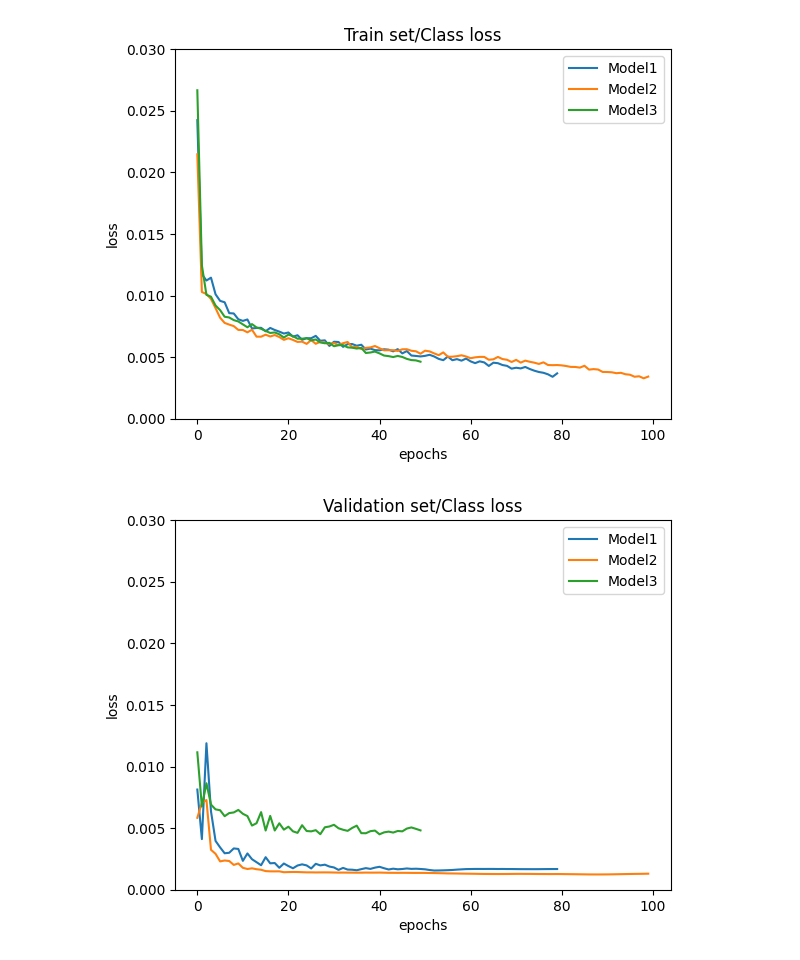
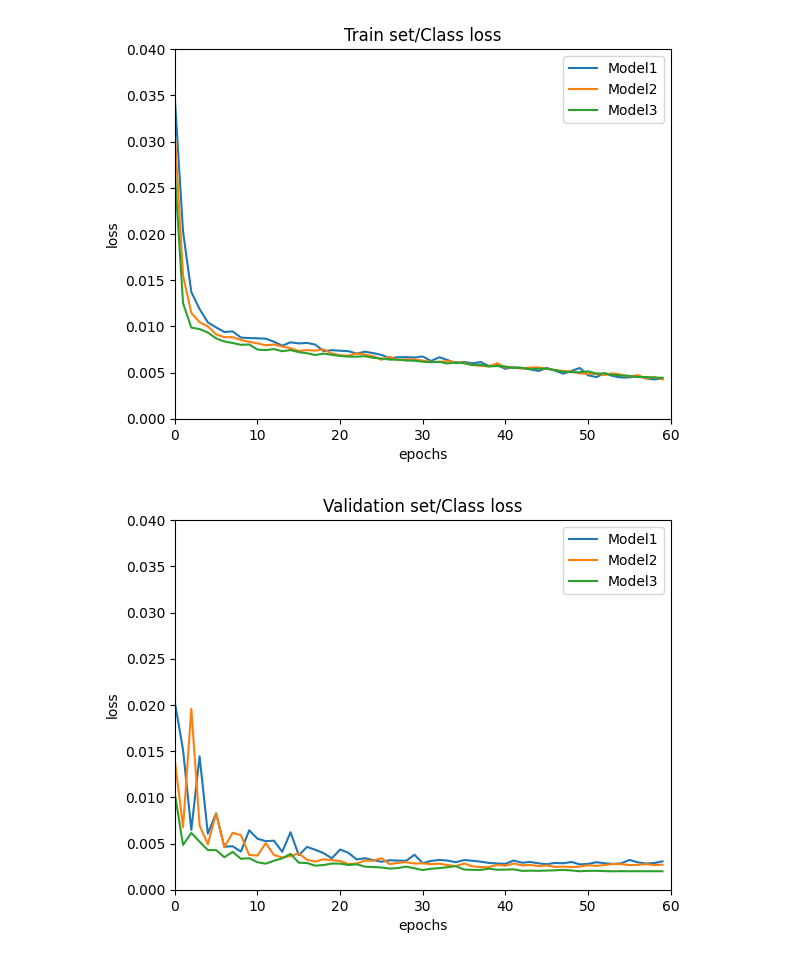
Before and after one commit to Playdata-G-DA35/DA35-final-team2-Item_Classification_RPA, a Jupyter notebook: Obj_detection_model/make_graph.ipynb, the cells around one changed output. Drawn from its saved outputs; the diff is of its cells as text; code cells hidden in the pictures.

```diff
--- a/Obj_detection_model/make_graph.ipynb
+++ b/Obj_detection_model/make_graph.ipynb
@@ -6,9 +6,11 @@ import test_method
 import pandas as pd
 from matplotlib import pyplot as plt
 # %%
-csv1 = pd.read_csv('exp_result/s_20000_3(batch_32_80epoch_4.2hr)/results.csv')
-csv2 = pd.read_csv('exp_result/s_40000_(batch48_100epoch_10.4hr)/results.csv')
-csv3 = pd.read_csv('exp_result/result_50000_50ep/results.csv')
+csv1 = pd.read_csv('exp_result/results_10000/results.csv')
+csv2 = pd.read_csv('exp_result/results_20000/results.csv')
+csv3 = pd.read_csv('exp_result/results_40000/results.csv')
+csv4 = pd.read_csv('exp_result/45000_addproduct2(batch192,80epoch)/results.csv')
+#csv4 = pd.read_csv('exp_result/results_45000/results.csv')
 # %%
 train_box_loss1 = csv1['      train/box_loss']
 train_box_loss2 = csv2['      train/box_loss']
@@ -51,25 +54,27 @@ plt.plot(train_cls_loss2, label = 'Model2')
 plt.plot(train_cls_loss3, label = 'Model3')
 plt.legend()
 plt.xlabel('epochs')
-plt.ylim([0.00, 0.03])
+plt.xlim([0, 60])
+plt.ylim([0.00, 0.04])
 plt.ylabel('loss')
 plt.title('Train set/Class loss')
 plt.savefig('exp_result/Train_cls_loss.jpg', bbox_inches = 'tight')
 # %% [output]
-[figure, old version]
+[figure, new version]
 # %%
 val_cls_loss1 = csv1['        val/cls_loss']
 val_cls_loss2 = csv2['        val/cls_loss']
 val_cls_loss3 = csv3['        val/cls_loss']
 
 plt.plot(val_cls_loss1, label = 'Model1')
 plt.plot(val_cls_loss2, label = 'Model2')
 plt.plot(val_cls_loss3, label = 'Model3')
 plt.legend()
 plt.xlabel('epochs')
-plt.ylim([0.0, 0.03])
+plt.xlim([0, 60])
+plt.ylim([0.0, 0.04])
 plt.ylabel('loss')
 plt.title('Validation set/Class loss')
 plt.savefig('exp_result/Val_cls_loss.jpg', bbox_inches = 'tight')
 # %% [output]
-[figure, old version]
+[figure, new version]
```
Also changed, not shown: parts of 6 cells of this notebook, 46 other files.
